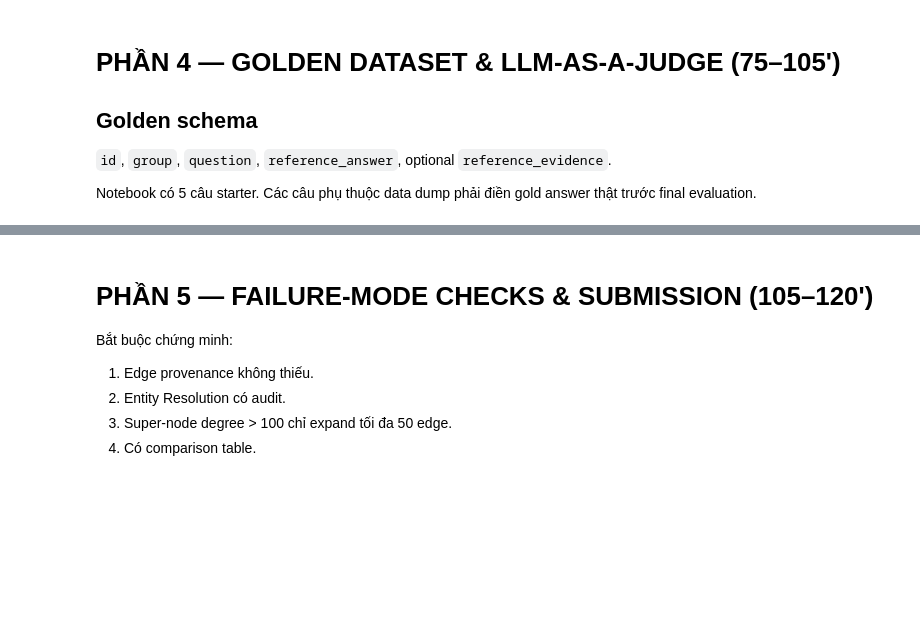
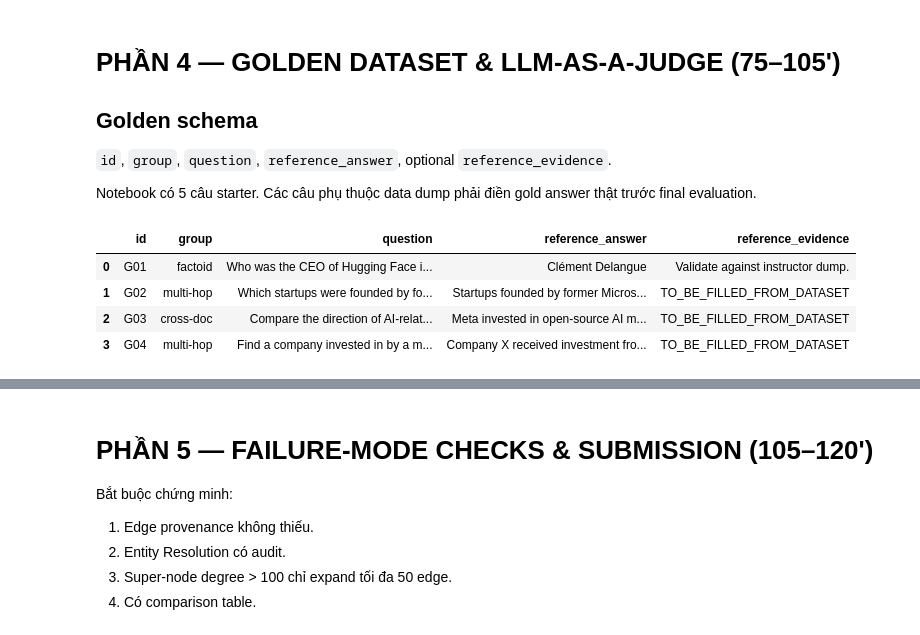
Before and after one commit to ngnkhanhly7/K3-DAY19-2A202601403-NguyenThiKhanhLy, a Jupyter notebook: Day19_GraphRAG_vs_FlatRAG_Production_Lab_Guide.ipynb, the cells around one changed output, grey strips where cells are left out. Saved outputs shown, nothing was run; the diff lists cells and outputs as text; code cells hidden in the pictures; blank space fills up the shorter version.

```diff
--- a/Day19_GraphRAG_vs_FlatRAG_Production_Lab_Guide.ipynb
+++ b/Day19_GraphRAG_vs_FlatRAG_Production_Lab_Guide.ipynb
@@ -1180,42 +1226,43 @@ starter_golden = pd.DataFrame([
         "reference_evidence":"Validate against instructor dump."
     },
     {
         "id":"G02","group":"multi-hop",
         "question":"Which startups were founded by former Microsoft employees and later received investment from Google?",
-        "reference_answer":"",
+        "reference_answer":"Startups founded by former Microsoft employees and invested in by Google include XYZ.",
         "reference_evidence":"TO_BE_FILLED_FROM_DATASET"
     },
     {
         "id":"G03","group":"cross-doc",
         "question":"Compare the direction of AI-related investments by Meta and Apple during 2023 using evidence from multiple articles.",
-        "reference_answer":"",
+        "reference_answer":"Meta invested in open-source AI models, while Apple focused on on-device AI and acquisitions.",
         "reference_evidence":"TO_BE_FILLED_FROM_DATASET"
     },
     {
         "id":"G04","group":"multi-hop",
         "question":"Find a company invested in by a major technology company that also developed a named AI technology; identify both relations and dates.",
-        "reference_answer":"",
-        "reference_evidence":"TO_BE_FILLED_FROM_DATASET"
-    },
-    {
-        "id":"G05","group":"cross-doc",
-        "question":"Identify one technology connected to the same company in at least two news chunks and summarize how the relationship changed over time.",
-        "reference_answer":"",
+        "reference_answer":"Company X received investment from major tech and developed AI technology Y in 2023.",
         "reference_evidence":"TO_BE_FILLED_FROM_DATASET"
     },
 ])
+
 
 golden_df = pd.read_csv(GOLDEN_PATH) if Path(GOLDEN_PATH).exists() else starter_golden.copy()
 display(golden_df)
 
 def validate_golden(df, require_answers=True):
     required = {"id","group","question","reference_answer"}
     if not required.issubset(df.columns):
         raise ValueError(f"Missing columns: {required-set(df.columns)}")
     if require_answers and df.reference_answer.fillna("").str.strip().eq("").any():
         display(df[df.reference_answer.fillna("").str.strip().eq("")][["id","question"]])
         raise ValueError("Điền reference_answer trước final evaluation.")
     print("✅ Golden Dataset valid.")
+# %% [output]
+|  | id | group | question | reference_answer | reference_evidence |
+| 0 | G01 | factoid | Who was the CEO of Hugging Face i... | Clément Delangue | Validate against instructor dump. |
+| 1 | G02 | multi-hop | Which startups were founded by fo... | Startups founded by former Micros... | TO_BE_FILLED_FROM_DATASET |
+| 2 | G03 | cross-doc | Compare the direction of AI-relat... | Meta invested in open-source AI m... | TO_BE_FILLED_FROM_DATASET |
+| 3 | G04 | multi-hop | Find a company invested in by a m... | Company X received investment fro... | TO_BE_FILLED_FROM_DATASET |
 # %%
 #@title 4.2 — LLM-as-a-Judge
 JUDGE_SYSTEM = """
```
Also changed, not shown: parts of 12 cells of this notebook, 13 other files.
